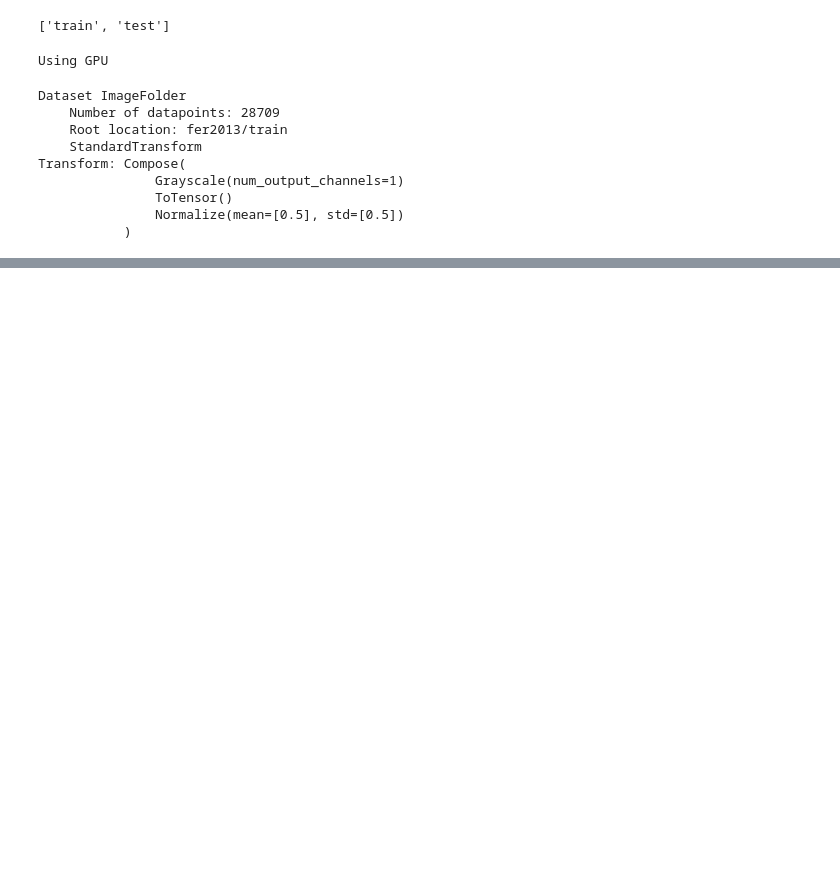
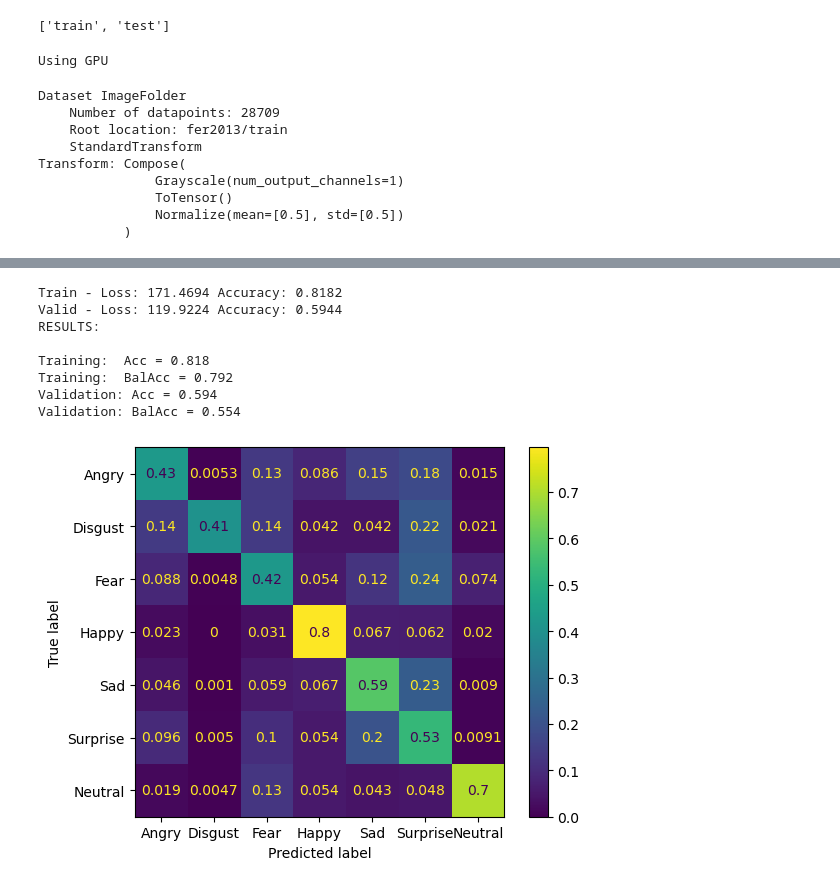
Before and after one commit to cthrash1297/Christian-Thrasher-and-the-Code-Mashers, a Jupyter notebook: final project.ipynb, the cells around one changed output, grey strips where cells are left out. Cells and saved outputs as stored; diff of their text form; code cells hidden in the pictures; blank space fills up the shorter version.

Commit message:
added confusion matrix

```diff
--- a/final project.ipynb
+++ b/final project.ipynb
@@ -191,20 +174,0 @@ def validate():
-# %%
-# Training function
-def train():
-    loss = 0
-    accuracy = 0
-    model.train()
-    train_N = len(train_loader.dataset)
-    for x, y in train_loader:
-        x, y = x.to(device), y.to(device)
-        output = model(x)
-        optimizer.zero_grad()
-
-        batch_loss = loss_function(output, y)
-        batch_loss.backward()
-        optimizer.step()
-
-        loss += batch_loss.item()
-        accuracy += get_batch_accuracy(output, y, train_N)
-
-    print(f'Train - Loss: {loss:.4f} Accuracy: {accuracy:.4f}')
@@ -211,3 +229,18 @@ def train():
+# %%
+import sklearn.metrics as metrics
+from sklearn.metrics import accuracy_score, confusion_matrix, ConfusionMatrixDisplay
+def summaryPerf(yTrain,yTrainHat,y,yHat):
+    # Plotting confusion matrix for the non-training set:
+    cm = metrics.confusion_matrix(y,yHat,normalize='true')
+    disp = metrics.ConfusionMatrixDisplay(confusion_matrix=cm,display_labels=
+                                  ['Angry', 'Disgust', 'Fear', 'Happy', 'Sad', 'Surprise', 'Neutral'])
+    disp.plot()
+
+    # Displaying metrics for training and non-training sets
+    print('Training:  Acc = {:4.3f}'.format(metrics.accuracy_score(yTrain,yTrainHat)))
+    print('Training:  BalAcc = {:4.3f}'.format(metrics.balanced_accuracy_score(yTrain,yTrainHat)))
+    print('Validation: Acc = {:4.3f}'.format(metrics.accuracy_score(y,yHat)))
+    print('Validation: BalAcc = {:4.3f}'.format(metrics.balanced_accuracy_score(y,yHat)))
 # %%
 import torchmetrics
 def compute_f1():
@@ -252,0 +286,16 @@ F1_score: 0.5829
+# %%
+yTrain, yTrainHat = train(get_preds=True)
+yVal, yValHat = validate(get_preds=True)
+
+print('RESULTS:\n')
+summaryPerf(yTrain, yTrainHat, yVal, yValHat)
+# %% [output]
+Train - Loss: 171.4694 Accuracy: 0.8182
+Valid - Loss: 119.9224 Accuracy: 0.5944
+RESULTS:
+
+Training:  Acc = 0.818
+Training:  BalAcc = 0.792
+Validation: Acc = 0.594
+Validation: BalAcc = 0.554
+[figure, added]
```
Also changed, not shown: parts of 5 cells of this notebook.
